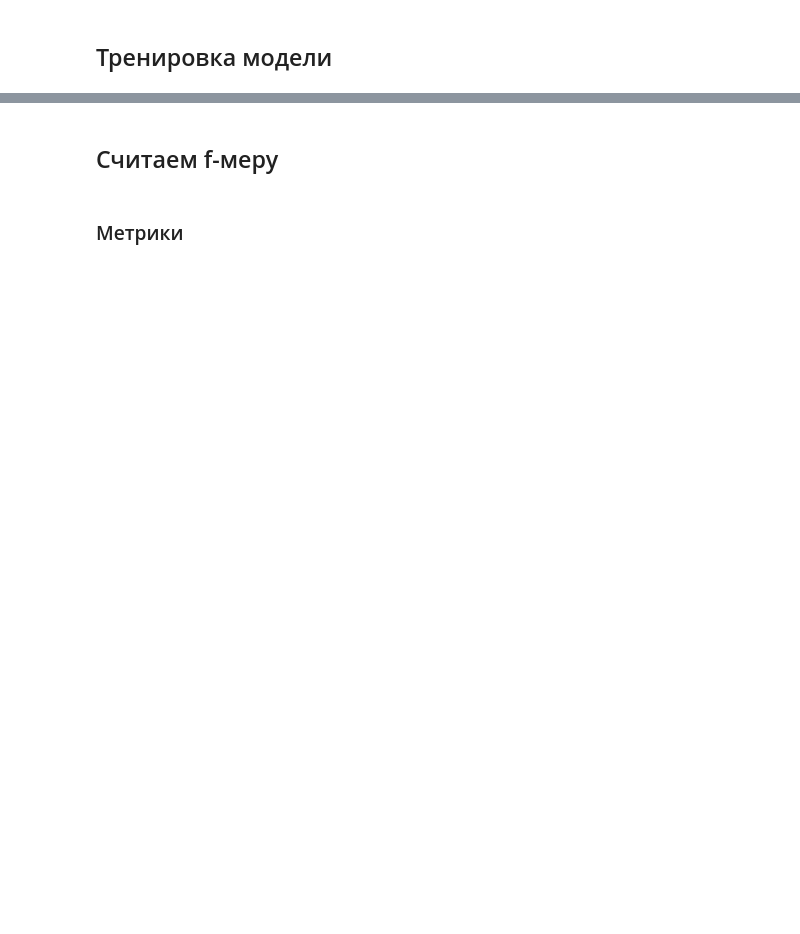
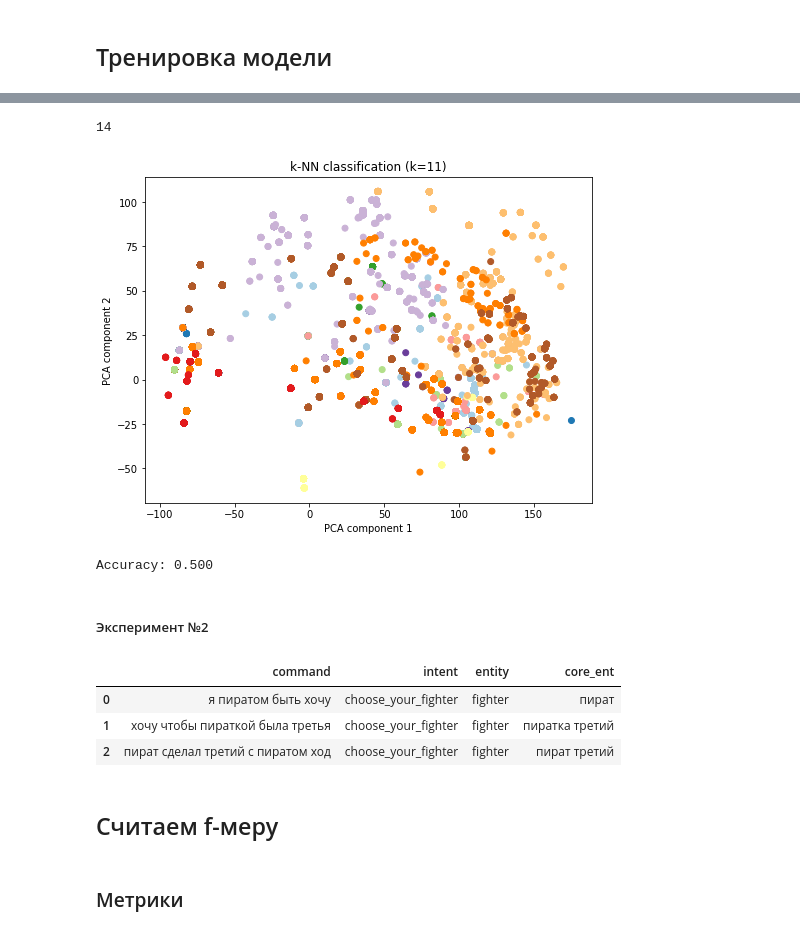
Before and after one commit to MrTyoom/Project-Jackal, a Jupyter notebook: NER_DEMO_create-data_for_&train.ipynb, the cells around one changed output, grey strips where cells are left out. Saved outputs shown, nothing was run; the diff lists cells and outputs as text; code cells hidden in the pictures; blank space fills up the shorter version.

```diff
--- a/NER_DEMO_create-data_for_&train.ipynb
+++ b/NER_DEMO_create-data_for_&train.ipynb
@@ -371,0 +662,4 @@ input_for_gui("первым пиратом пойду попаду на шар")
+# %%
+all_df['intent'].nunique()
+# %% [output]
+14
@@ -371,0 +671,56 @@ input_for_gui("первым пиратом пойду попаду на шар")
+# %%
+import numpy as np
+from sklearn.model_selection import train_test_split
+
+X = np.load('embeddings_rubert_tiny_ner.npy') # матрица признаков
+y = np.load('labels_ent.npy') # вектор целевых переменных
+
+# Сначала разбиваем на train и test, с перемешиванием
+X_train, X_test, y_train, y_test = train_test_split(X, y, test_size=0.2, shuffle=True, random_state=42)
+
+# Далее разбиваем train на train и validation, с перемешиванием
+X_train, X_val, y_train, y_val = train_test_split(X_train, y_train, test_size=0.2, shuffle=True, random_state=42)
+# %%
+import numpy as np
+import matplotlib.pyplot as plt
+from sklearn.neighbors import KNeighborsClassifier
+from sklearn.model_selection import GridSearchCV
+from sklearn.model_selection import train_test_split
+from sklearn.decomposition import PCA
+from sklearn.metrics import accuracy_score
+
+
+# Поиск оптимального значения параметра k с помощью кросс-валидации
+knn = KNeighborsClassifier()
+param_grid = {'n_neighbors': [3, 5, 7, 9, 11]}
+grid_search = GridSearchCV(knn, param_grid, cv=5)
+grid_search.fit(X_train, y_train)
+best_k = grid_search.best_params_['n_neighbors']
+
+# Обучение модели k-NN с оптимальным значением параметра k
+knn = KNeighborsClassifier(n_neighbors=best_k)
+knn.fit(X_train, y_train)
+
+# Предсказание меток классов на тестовой выборке
+y_pred = knn.predict(X_test)
+
+# Сокращение размерности признаков с помощью метода главных компонент
+pca = PCA(n_components=2)
+X_pca = pca.fit_transform(X)
+
+# Отображение результатов классификации на графике
+plt.figure(figsize=(8, 6))
+plt.scatter(X_pca[:, 0], X_pca[:, 1], c=y, cmap=plt.cm.Paired)
+plt.xlabel('PCA component 1')
+plt.ylabel('PCA component 2')
+plt.title('k-NN classification (k=%i)' % best_k)
+plt.show()
+
+# Подсчет точности классификации на тестовой выборке
+accuracy = accuracy_score(y_test, y_pred)
+print("Accuracy: %0.3f" % accuracy)
+# %% [output]
+[figure, added]
+Accuracy: 0.500
+# %% [markdown]
+##### Эксперимент №2
@@ -371,0 +755,7 @@ input_for_gui("первым пиратом пойду попаду на шар")
+# %%
+all_new_df[:3]
+# %% [output]
+|  | command | intent | entity | core_ent |
+| 0 | я пиратом быть хочу | choose_your_fighter | fighter | пират |
+| 1 | хочу чтобы пираткой была третья | choose_your_fighter | fighter | пиратка третий |
+| 2 | пират сделал третий с пиратом ход | choose_your_fighter | fighter | пират третий |
```
Also changed, not shown: parts of 99 cells of this notebook.
